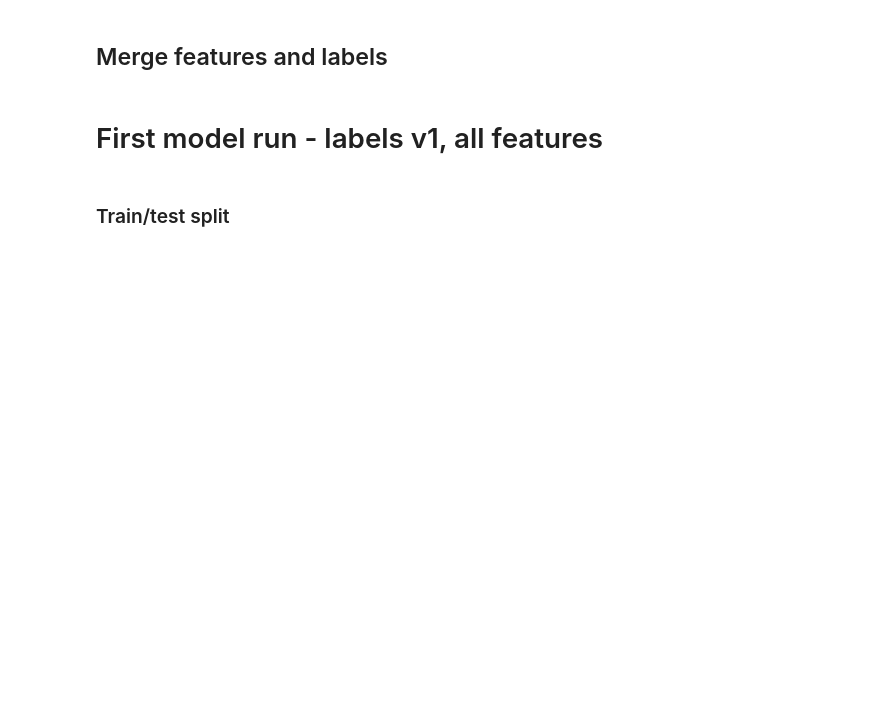
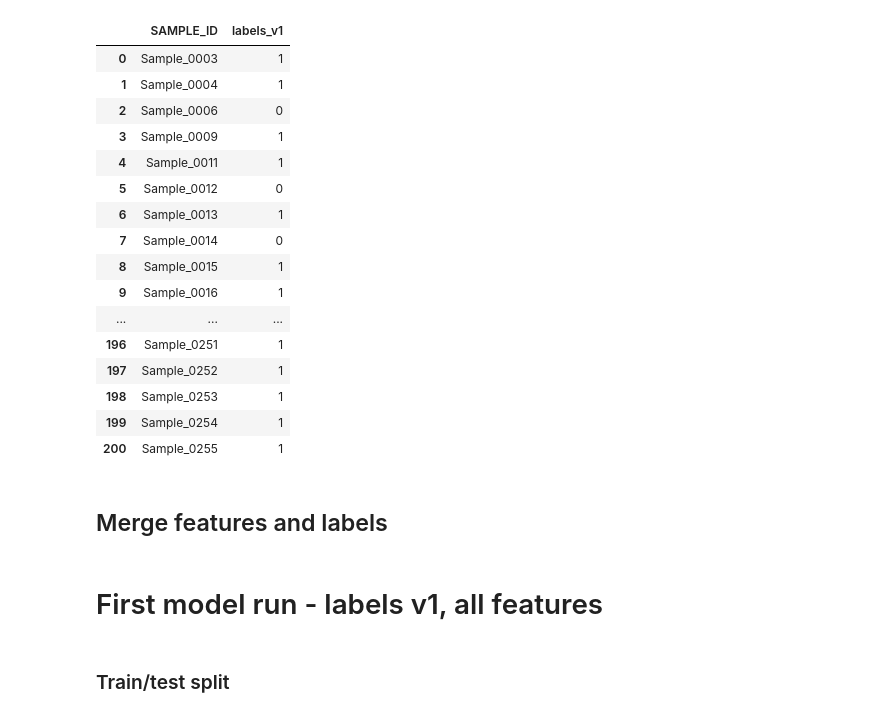
Before and after one commit to KlaudiaPacewicz/Final_project_Python_ed1_2023_2024_Warsaw_ALK, a Jupyter notebook: models/model_logistic_regression_v1/Model_v1_labels_v1.ipynb, the cells around one changed output. Cells and saved outputs as stored; diff of their text form; code cells hidden in the pictures; blank space fills up the shorter version.

```diff
--- a/models/model_logistic_regression_v1/Model_v1_labels_v1.ipynb
+++ b/models/model_logistic_regression_v1/Model_v1_labels_v1.ipynb
@@ -10,6 +10,26 @@ from sklearn.metrics import accuracy_score, precision_score, recall_score, confu
 # %%
 labels = pd.read_csv('./../../labels/labels_v1/labels_v1.csv', index_col=0)
 features = pd.read_csv('./../../data_preprocessing/genetic_data_preprocessing/cleaned_Genomic_features_all_repositories.csv', index_col=0)
+pd.set_option('display.max_rows', None)
+labels
+# %% [output]
+|  | SAMPLE_ID | labels_v1 |
+| 0 | Sample_0003 | 1 |
+| 1 | Sample_0004 | 1 |
+| 2 | Sample_0006 | 0 |
+| 3 | Sample_0009 | 1 |
+| 4 | Sample_0011 | 1 |
+| 5 | Sample_0012 | 0 |
+| 6 | Sample_0013 | 1 |
+| 7 | Sample_0014 | 0 |
+| 8 | Sample_0015 | 1 |
+| 9 | Sample_0016 | 1 |
+| ... | ... | ... |
+| 196 | Sample_0251 | 1 |
+| 197 | Sample_0252 | 1 |
+| 198 | Sample_0253 | 1 |
+| 199 | Sample_0254 | 1 |
+| 200 | Sample_0255 | 1 |
 # %% [markdown]
 ## Merge features and labels
 # %%
```
Also changed, not shown: parts of 5 cells of this notebook, 7 other files.
